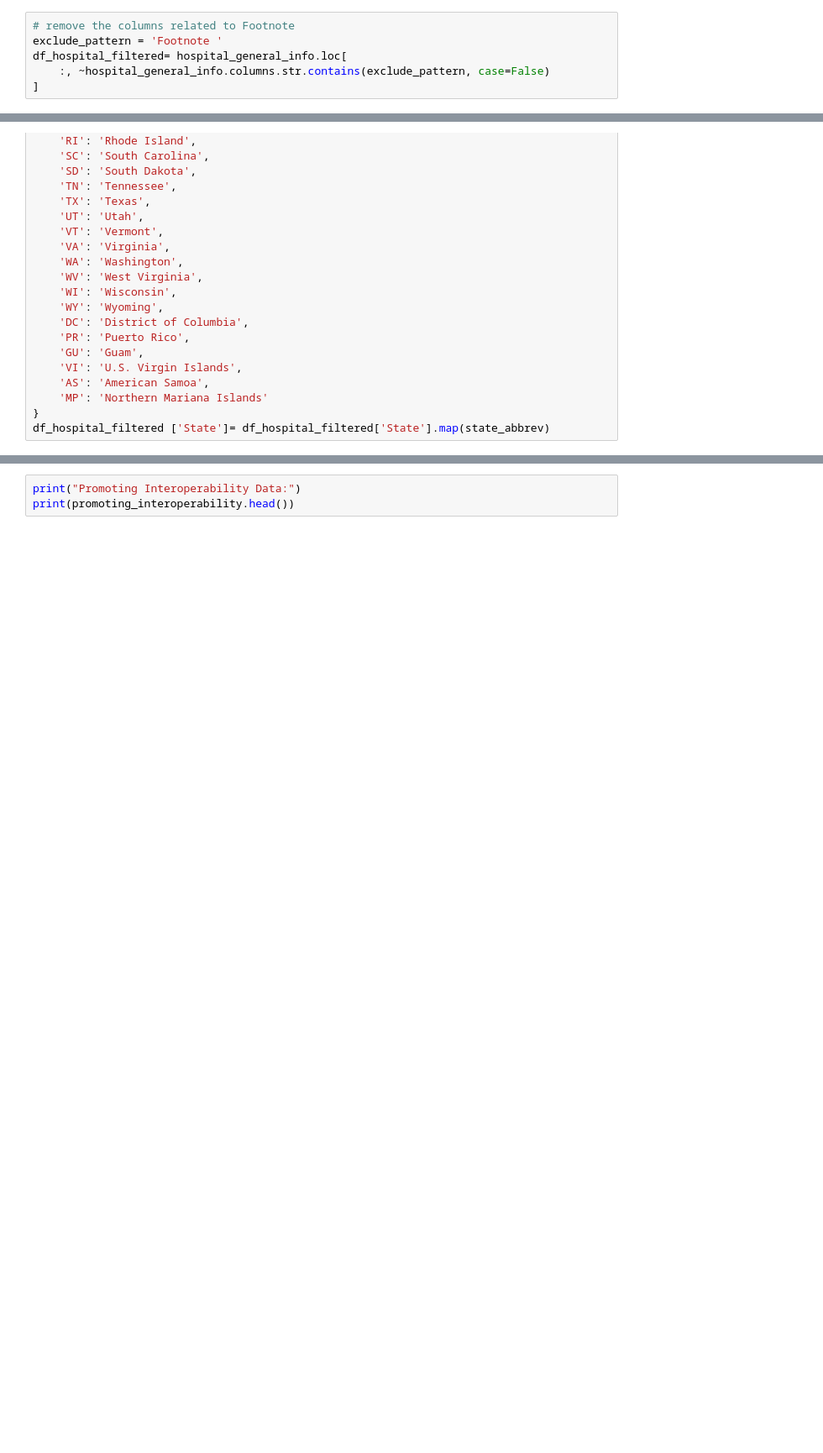
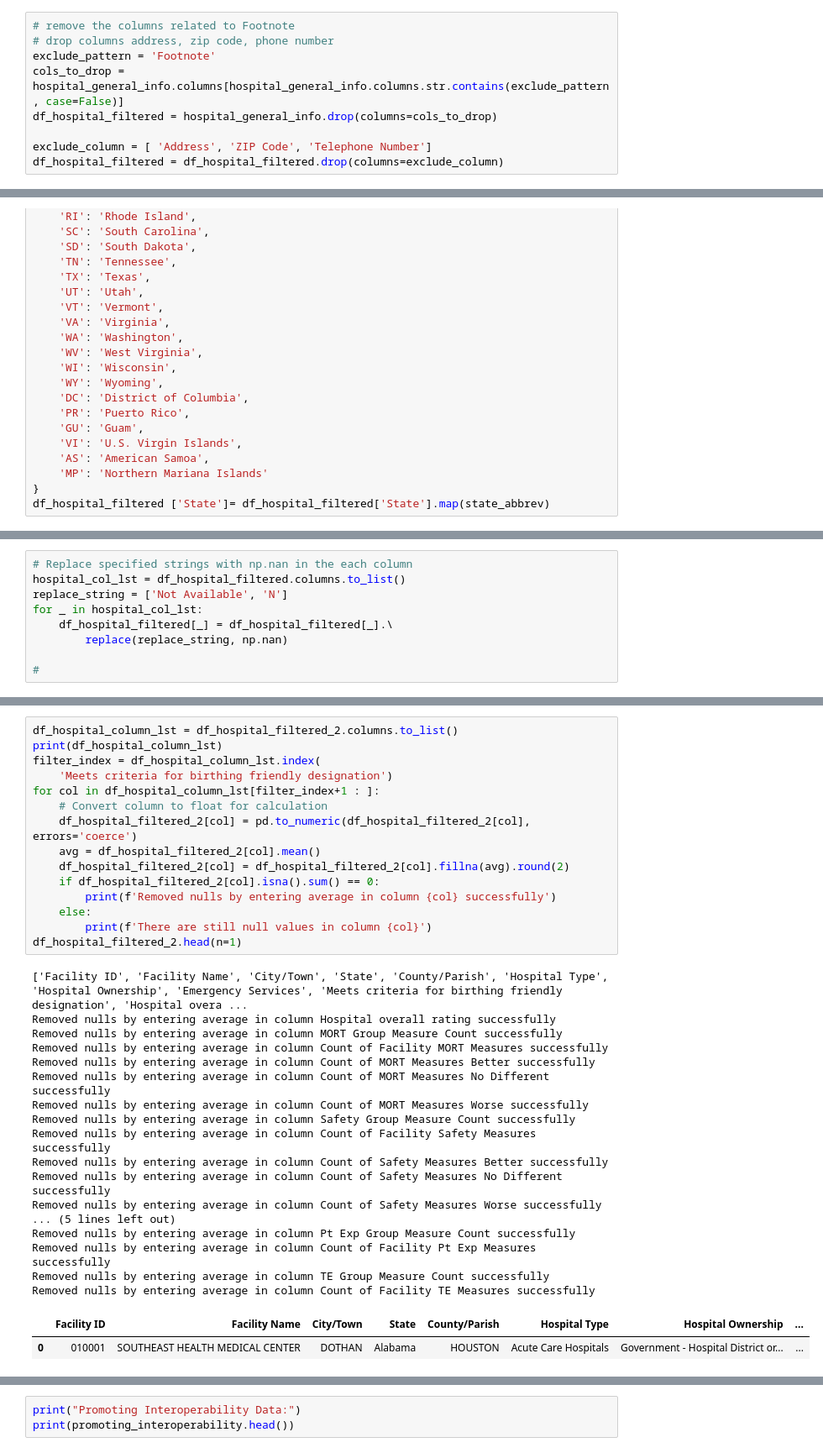
Before and after one commit to Hychow-gh/SI_618_Project, a Jupyter notebook: Project_Part_1.ipynb, the cells around one changed output, grey strips where cells are left out. Shown at 84% size. Drawn from its saved outputs; the diff is of its cells as text; blank space fills up the shorter version.

```diff
--- a/Project_Part_1.ipynb
+++ b/Project_Part_1.ipynb
@@ -93,10 +76,13 @@ dtypes: float64(6), int64(1), object(31)
 memory usage: 1.6+ MB
 # %%
 # remove the columns related to Footnote
-exclude_pattern = 'Footnote '
-df_hospital_filtered= hospital_general_info.loc[
-    :, ~hospital_general_info.columns.str.contains(exclude_pattern, case=False)
-]
+# drop columns address, zip code, phone number
+exclude_pattern = 'Footnote'
+cols_to_drop = hospital_general_info.columns[hospital_general_info.columns.str.contains(exclude_pattern, case=False)]
+df_hospital_filtered = hospital_general_info.drop(columns=cols_to_drop)
+
+exclude_column = [ 'Address', 'ZIP Code', 'Telephone Number']
+df_hospital_filtered = df_hospital_filtered.drop(columns=exclude_column)
 # %%
 #replace abbreviation to state name
 state_abbrev = {
@@ -173,3 +147,12 @@ It shows that there have 4462 hospitals with ER and 919 hospital without ER.
+# %%
+# Replace specified strings with np.nan in the each column
+hospital_col_lst = df_hospital_filtered.columns.to_list()
+replace_string = ['Not Available', 'N']
+for _ in hospital_col_lst:
+    df_hospital_filtered[_] = df_hospital_filtered[_].\
+        replace(replace_string, np.nan)
+
+#
 # %%
 # Find the missing value
 hospital_col_lst = df_hospital_filtered.columns.to_list()
@@ -187,0 +196,35 @@ TE Group Footnote : 4505 missing value
+# %%
+df_hospital_column_lst = df_hospital_filtered_2.columns.to_list()
+print(df_hospital_column_lst)
+filter_index = df_hospital_column_lst.index(
+    'Meets criteria for birthing friendly designation')
+for col in df_hospital_column_lst[filter_index+1 : ]:
+    # Convert column to float for calculation
+    df_hospital_filtered_2[col] = pd.to_numeric(df_hospital_filtered_2[col], errors='coerce')
+    avg = df_hospital_filtered_2[col].mean()
+    df_hospital_filtered_2[col] = df_hospital_filtered_2[col].fillna(avg).round(2)
+    if df_hospital_filtered_2[col].isna().sum() == 0:
+        print(f'Removed nulls by entering average in column {col} successfully')
+    else:
+        print(f'There are still null values in column {col}')
+df_hospital_filtered_2.head(n=1)
+# %% [output]
+['Facility ID', 'Facility Name', 'City/Town', 'State', 'County/Parish', 'Hospital Type', 'Hospital Ownership', 'Emergency Services', 'Meets criteria for birthing friendly designation', 'Hospital overa ...
+Removed nulls by entering average in column Hospital overall rating successfully
+Removed nulls by entering average in column MORT Group Measure Count successfully
+Removed nulls by entering average in column Count of Facility MORT Measures successfully
+Removed nulls by entering average in column Count of MORT Measures Better successfully
+Removed nulls by entering average in column Count of MORT Measures No Different successfully
+Removed nulls by entering average in column Count of MORT Measures Worse successfully
+Removed nulls by entering average in column Safety Group Measure Count successfully
+Removed nulls by entering average in column Count of Facility Safety Measures successfully
+Removed nulls by entering average in column Count of Safety Measures Better successfully
+Removed nulls by entering average in column Count of Safety Measures No Different successfully
+Removed nulls by entering average in column Count of Safety Measures Worse successfully
+... (5 lines left out)
+Removed nulls by entering average in column Pt Exp Group Measure Count successfully
+Removed nulls by entering average in column Count of Facility Pt Exp Measures successfully
+Removed nulls by entering average in column TE Group Measure Count successfully
+Removed nulls by entering average in column Count of Facility TE Measures successfully
+|  | Facility ID | Facility Name | City/Town | State | County/Parish | Hospital Type | Hospital Ownership | ... |
+| 0 | 010001 | SOUTHEAST HEALTH MEDICAL CENTER | DOTHAN | Alabama | HOUSTON | Acute Care Hospitals | Government - Hospital District or... | ... |
```
Also changed, not shown: parts of 13 cells of this notebook, 1 other file.
